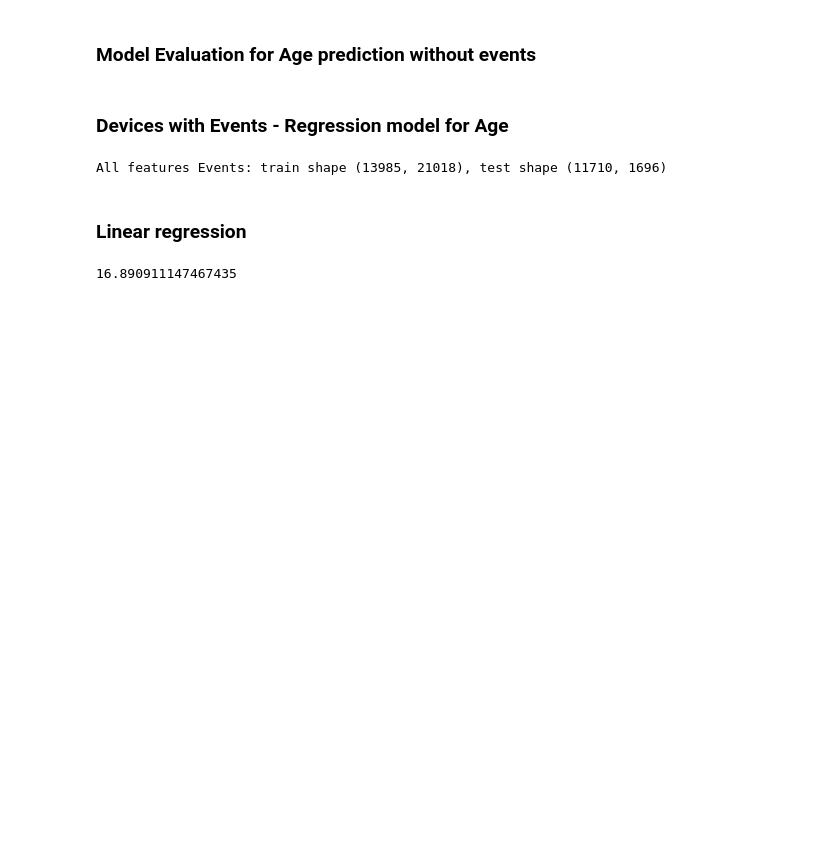
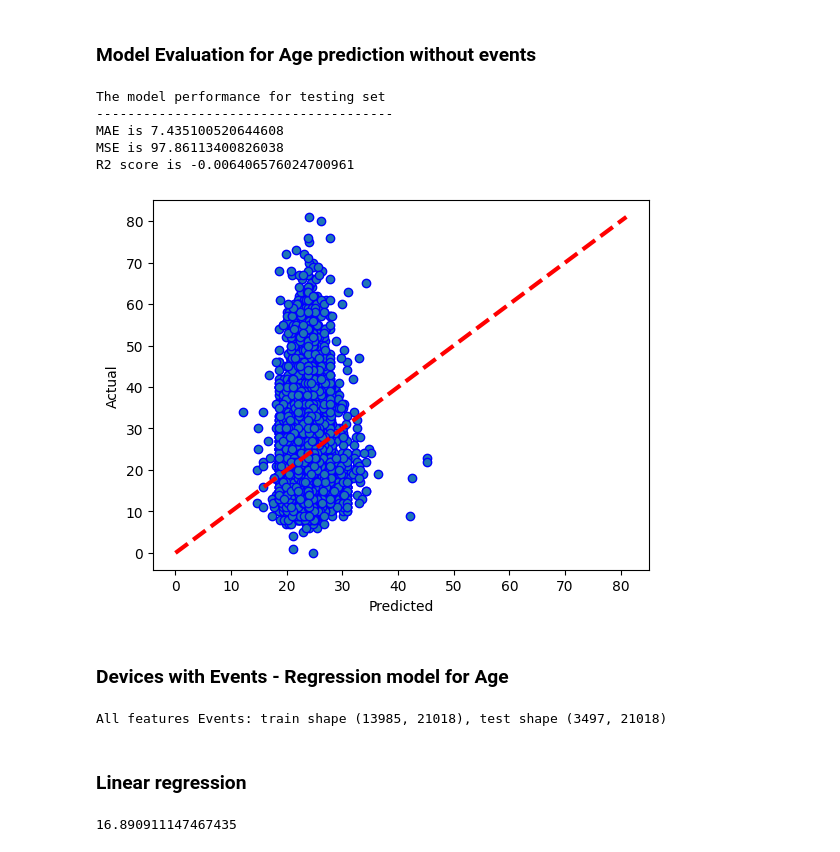
Before and after one commit to krishnabansuri/UpgradCapstonePrjTelcom2022, a Jupyter notebook: MLC_CapstoneProject__FinalSubmission_Krishnabansuri_K/CapstoneKrishna2023-ModelBuilding.ipynb, the cells around one changed output. Saved outputs shown, nothing was run; the diff lists cells and outputs as text; code cells hidden in the pictures; blank space fills up the shorter version.

```diff
--- a/MLC_CapstoneProject__FinalSubmission_Krishnabansuri_K/CapstoneKrishna2023-ModelBuilding.ipynb
+++ b/MLC_CapstoneProject__FinalSubmission_Krishnabansuri_K/CapstoneKrishna2023-ModelBuilding.ipynb
@@ -2084,7 +2173,7 @@ XGBoost Regressor: 0.0298231102482982
 from sklearn.ensemble import RandomForestRegressor
 
 rf_model = RandomForestRegressor(random_state = 50)
-parameters = {'n_estimators': [500],
+parameters = {'n_estimators': [1000],
               'max_features': ['log2', 'sqrt','auto'], #The number of features to consider when looking for the best split
               'max_depth': [50,80,100,150],
               'min_samples_split': [5,7,9,11]
@@ -2129,2 +2229,7 @@ for clf, label in zip([regressor, rf_model, stacking_demo],
+# %%
+import pickle
+
+stacking_demo.fit(X_train, y_train)
+pickle.dump(stacking_demo, open('age_model.pkl', 'wb'))
 # %% [markdown]
 ### Model Evaluation for Age prediction without events
@@ -2191,3 +2241,32 @@ print(preddf.head())
+# %%
+# model evaluation for testing set
+y_predicted = stacking_demo.predict(X_test)
+
+mae = metrics.mean_absolute_error(y_test, y_predicted)
+mse = metrics.mean_squared_error(y_test, y_predicted)
+r2 = metrics.r2_score(y_test, y_predicted)
+
+print("The model performance for testing set")
+print("--------------------------------------")
+print('MAE is {}'.format(mae))
+print('MSE is {}'.format(mse))
+print('R2 score is {}'.format(r2))
+# %% [output]
+The model performance for testing set
+--------------------------------------
+MAE is 7.435100520644608
+MSE is 97.86113400826038
+R2 score is -0.006406576024700961
+# %%
+#actual vs predicted graph
+fig, ax = plt.subplots()
+ax.scatter(y_predicted, y_test, edgecolors=(0, 0, 1))
+ax.plot([y_test.min(), y_test.max()], [y_test.min(), y_test.max()], 'r--', lw=3)
+ax.set_xlabel('Predicted')
+ax.set_ylabel('Actual')
+plt.show()
+# %% [output]
+[figure, added]
 # %% [markdown]
 ### Devices with Events - Regression model for Age
 # %%
@@ -2201,9 +2280,9 @@ y_age = np.load('y_age.npy')
 #split the data
 X_train, X_test, y_train, y_test = train_test_split(X_age, y_age,random_state=42, test_size=0.2)
 #test=X_ntest_age
-print('All features Events: train shape {}, test shape {}'.format(X_train.shape, X_val.shape))
+print('All features Events: train shape {}, test shape {}'.format(X_train.shape, X_test.shape))
 # %% [output]
-All features Events: train shape (13985, 21018), test shape (11710, 1696)
+All features Events: train shape (13985, 21018), test shape (3497, 21018)
 # %%
 X_train.data[np.isnan(X_train.data)] = 0.0
 X_test_age.data[np.isnan(X_test_age.data)]=0.0
```
Also changed, not shown: parts of 39 cells of this notebook, 12 other files.
